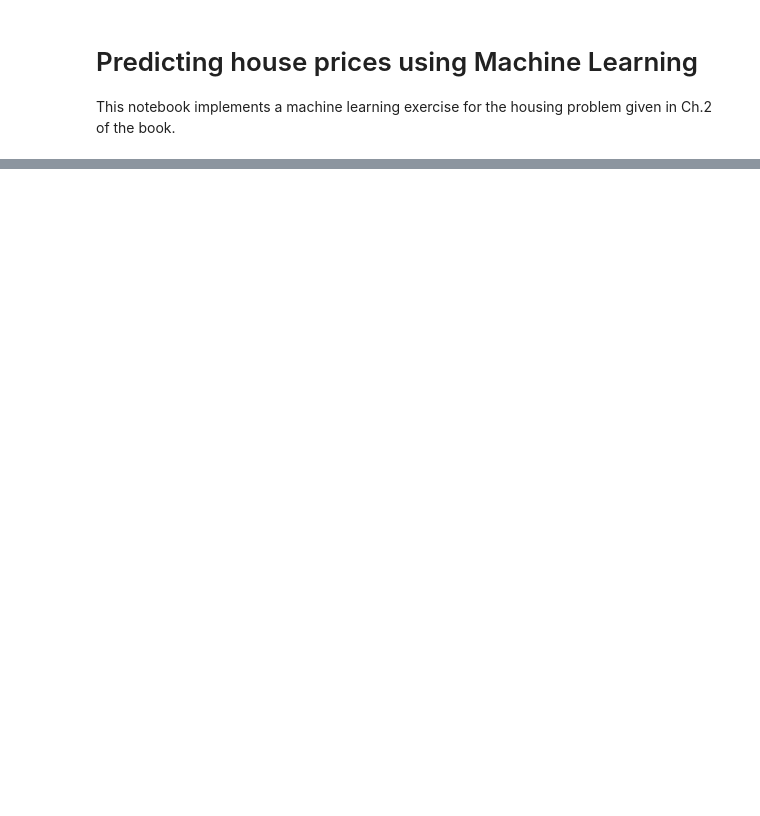
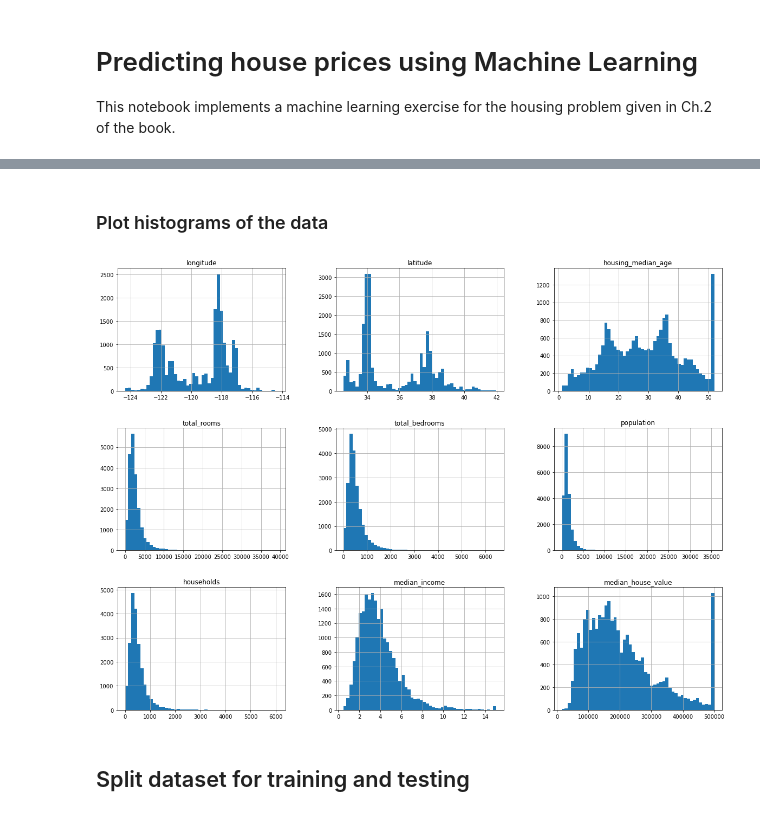
Before and after one commit to rajesh-ae/handson-ml, a Jupyter notebook: ch2_housing/housing.ipynb, the cells around one changed output, grey strips where cells are left out. Cells and saved outputs as stored; diff of their text form; code cells hidden in the pictures; blank space fills up the shorter version.

Commit message:
work in progress for the housing project in ch2.

```diff
--- a/ch2_housing/housing.ipynb
+++ b/ch2_housing/housing.ipynb
@@ -31,0 +79,11 @@ housing_data.head()
+# %% [markdown]
+### Plot histograms of the data
+# %%
+%matplotlib inline
+import matplotlib.pyplot as plt
+housing_data.hist(bins=50,figsize=(20,15))
+plt.show()
+# %% [output]
+[figure, added]
+# %% [markdown]
+## Split dataset for training and testing
```
Also changed, not shown: parts of 8 cells of this notebook.
